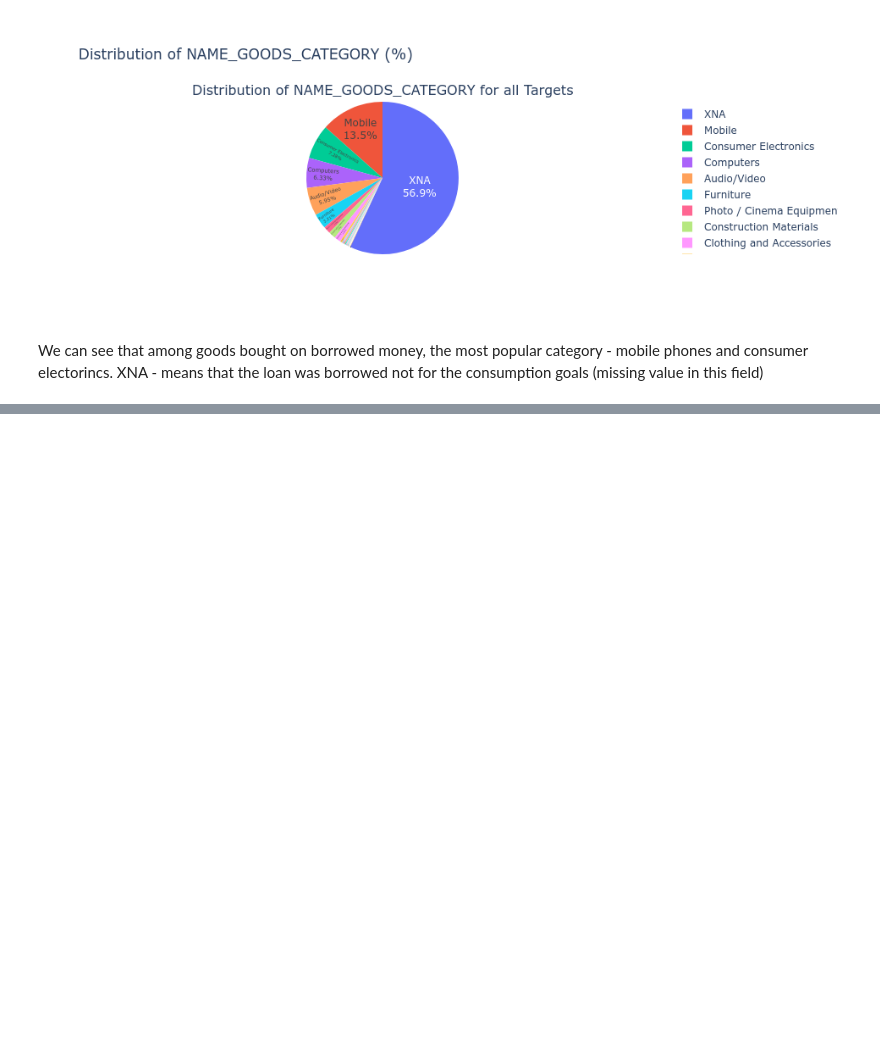
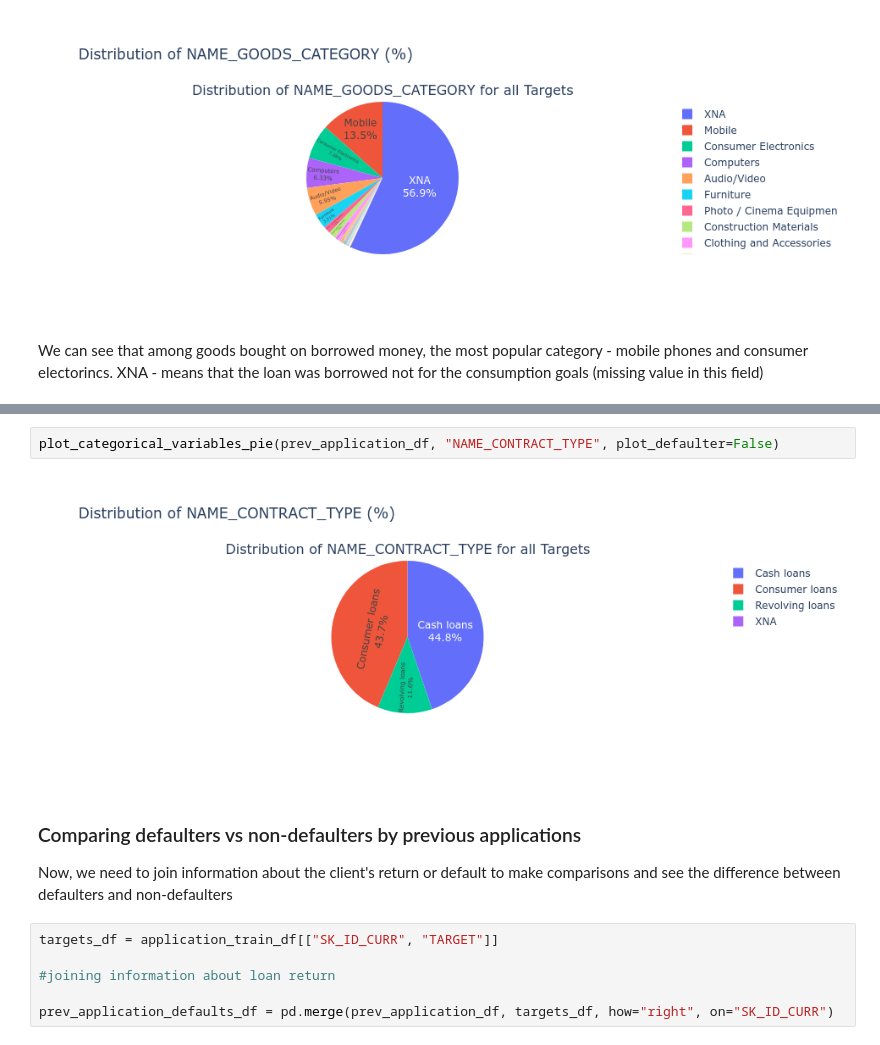
Before and after one commit to stanislavlia/msds_cred_scoring, a Jupyter notebook: EDA.ipynb, the cells around one changed output, grey strips where cells are left out. Cells and saved outputs as stored; diff of their text form; blank space fills up the shorter version.

```diff
--- a/EDA.ipynb
+++ b/EDA.ipynb
@@ -799,0 +815,13 @@ XNA - means that the loan was borrowed not for the consumption goals (missing va
+# %%
+plot_categorical_variables_pie(prev_application_df, "NAME_CONTRACT_TYPE", plot_defaulter=False)
+# %% [output]
+[figure, added]
+# %% [markdown]
+### Comparing defaulters vs non-defaulters by previous applications
+Now, we need to join information about the client's return or default to make comparisons and see the difference between defaulters and non-defaulters
+# %%
+targets_df = application_train_df[["SK_ID_CURR", "TARGET"]]
+
+#joining information about loan return
+
+prev_application_defaults_df = pd.merge(prev_application_df, targets_df, how="right", on="SK_ID_CURR")
```
Also changed, not shown: parts of 20 cells of this notebook.
